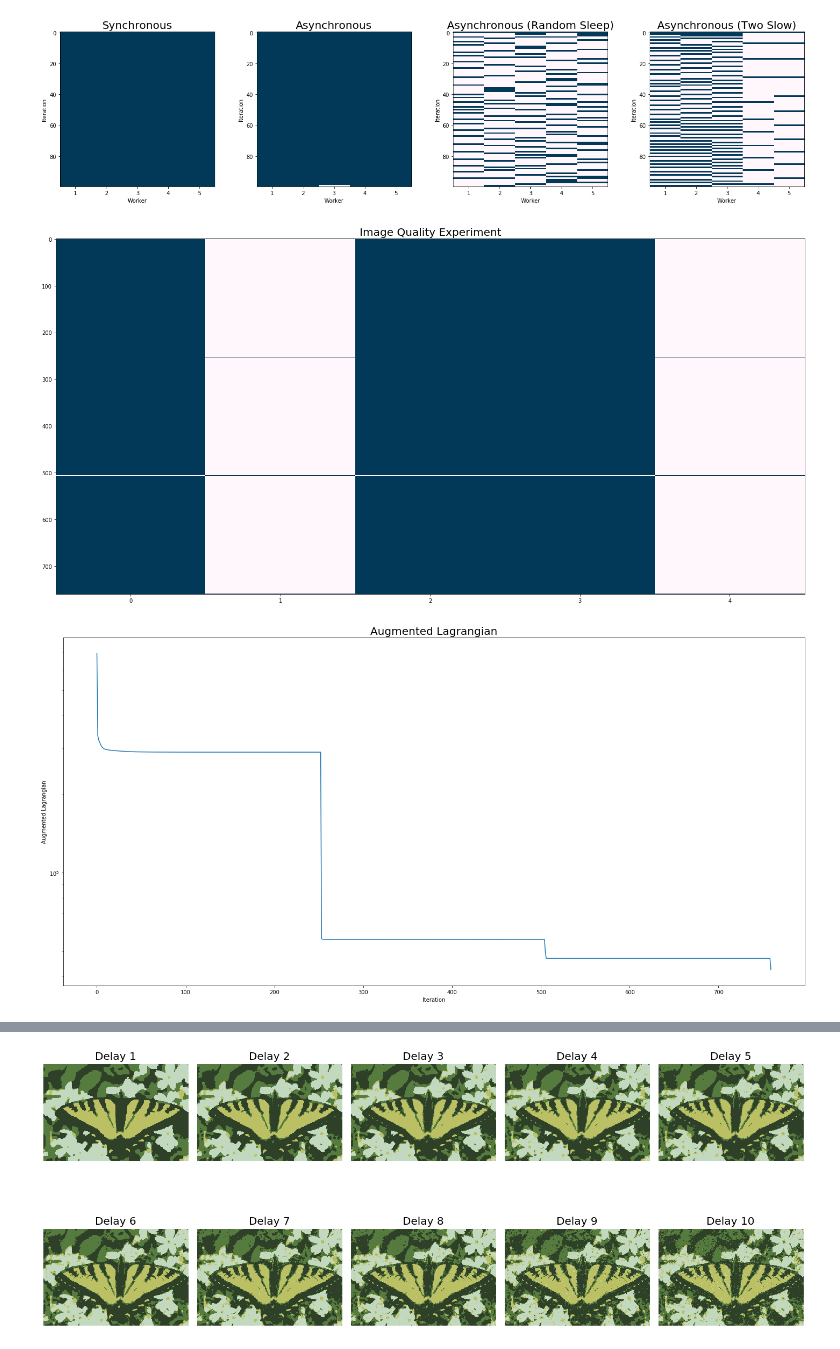
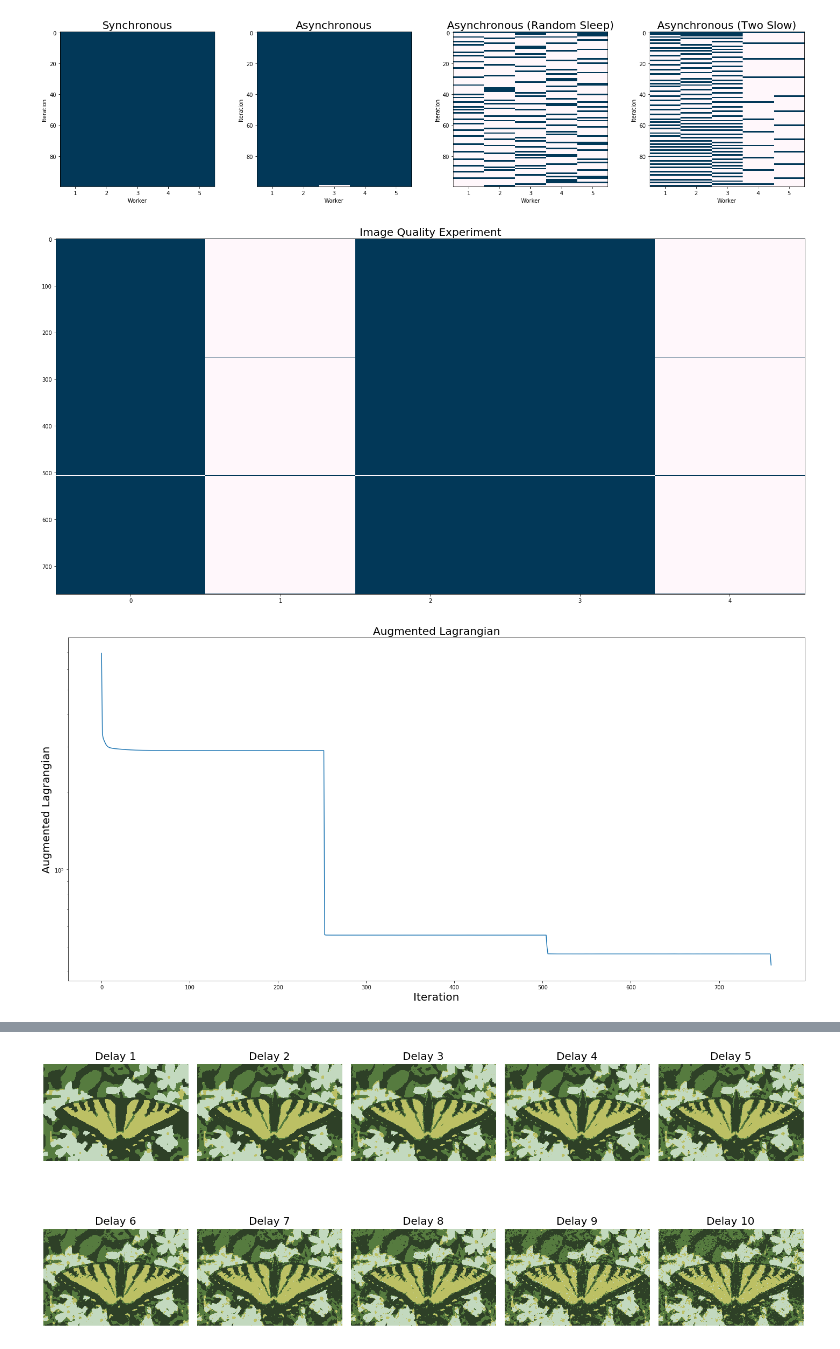
Before and after one commit to filipre/master-experiments, a Jupyter notebook: admm-segmentation/visualizations.ipynb, the cells around one changed output, grey strips where cells are left out. Drawn from its saved outputs; the diff is of its cells as text; code cells hidden in the pictures.

```diff
--- a/admm-segmentation/visualizations.ipynb
+++ b/admm-segmentation/visualizations.ipynb
@@ -95,34 +95,34 @@ plt.savefig(saveTo)
 # %%
 # image quality
 fig, ax = plt.subplots(1, 1, figsize=(20, 10))
 filename1 = "data/delays_async_imagequality_w6_b1_t10.0_a0.1_del0.01.csv"
 title1 = "Image Quality Experiment"
 lines = len(open(filename1).readlines())
 data = np.zeros((lines, 5))
 read_for = open(filename1)
 for i, txt_line in enumerate(read_for):
     values = txt_line.split(',')
     values = [int(value) for value in values]
     for v in values:
         data[i, v] = 1
 read_for.close()
 ax.set_title(title1, size=20)
 ax.imshow(data, cmap='PuBu', aspect='auto', vmin=0.0, vmax=1.0)
 fig.tight_layout()
 plt.savefig("/Users/rene/University/master/thesis/thesis/figures/thesis_admmsegmentation_imagequality_delays.pdf")
 
 fig, ax = plt.subplots(1, 1, figsize=(20, 10))
 baselineData = pd.read_csv("data/augmented_async_imagequality_w6_b1_t10.0_a0.1_del0.01.csv", header=None)
 ax.set_title(f"Augmented Lagrangian", size=20)
 ax.set_yscale('log')
-ax.set_xlabel('Iteration')
-ax.set_ylabel('Augmented Lagrangian')
+ax.set_xlabel('Iteration', fontsize="20")
+ax.set_ylabel('Augmented Lagrangian', fontsize="20")
 ax.plot(baselineData)
 fig.tight_layout()
 plt.savefig("/Users/rene/University/master/thesis/thesis/figures/thesis_admmsegmentation_imagequality_auglag.pdf")
 # %% [output]
 [figure]
-[figure, old version]
+[figure, new version]
 # %%
 """
 augmented_admm_butterfly.png_t10.0_a0.1_del0.01_n4_d10_dmconstant.csv
```
Also changed, not shown: parts of 2 cells of this notebook.
